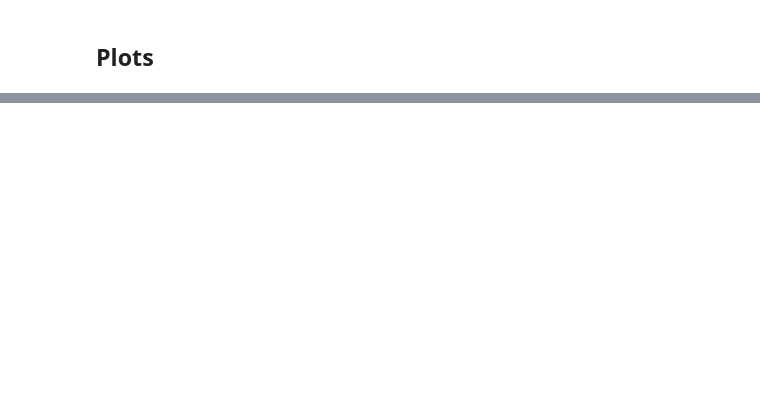
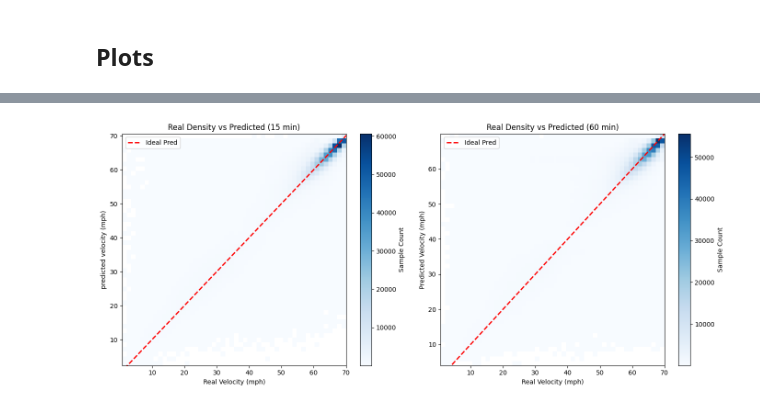
Before and after one commit to tomazcavalcantee/trabalho_final, a Jupyter notebook: train.ipynb, the cells around one changed output, grey strips where cells are left out. Drawn from its saved outputs; the diff is of its cells as text; code cells hidden in the pictures; blank space fills up the shorter version.

```diff
--- a/train.ipynb
+++ b/train.ipynb
@@ -539,0 +538,33 @@ plt.show()
+# %%
+V_MAX = 75
+
+fig, axes = plt.subplots(1, 2, figsize=(14, 6))
+
+# Filtra apenas leituras válidas (> 0.1 mph) para não distorcer o gráfico
+mask_15 = targets_test[..., 2] > 0.1
+mask_60 = targets_test[..., 11] > 0.1
+
+# 15-min Ahead (Índice 2)
+h1 = axes[0].hist2d(targets_test[..., 2][mask_15], preds_test[..., 2][mask_15],
+                    bins=50, cmap='Blues', cmin=1)
+axes[0].plot([0, V_MAX], [0, V_MAX], color='red', linestyle='--', lw=2, label='Ideal Pred')
+axes[0].set_title('Real Density vs Predicted (15 min)')
+axes[0].set_xlabel('Real Velocity (mph)')
+axes[0].set_ylabel('predicted velocity (mph)')
+axes[0].legend()
+fig.colorbar(h1[3], ax=axes[0], label='Sample Count')
+
+# 60-min Ahead (Índice 11)
+h2 = axes[1].hist2d(targets_test[..., 11][mask_60], preds_test[..., 11][mask_60],
+                    bins=50, cmap='Blues', cmin=1)
+axes[1].plot([0, V_MAX], [0, V_MAX], color='red', linestyle='--', lw=2, label='Ideal Pred')
+axes[1].set_title('Real Density vs Predicted (60 min)')
+axes[1].set_xlabel('Real Velocity (mph)')
+axes[1].set_ylabel('Predicted Velocity (mph)')
+axes[1].legend()
+fig.colorbar(h2[3], ax=axes[1], label='Sample Count')
+
+plt.tight_layout()
+plt.show()
+# %% [output]
+[figure, added]
```
Also changed, not shown: parts of 10 cells of this notebook, 4 other files.
